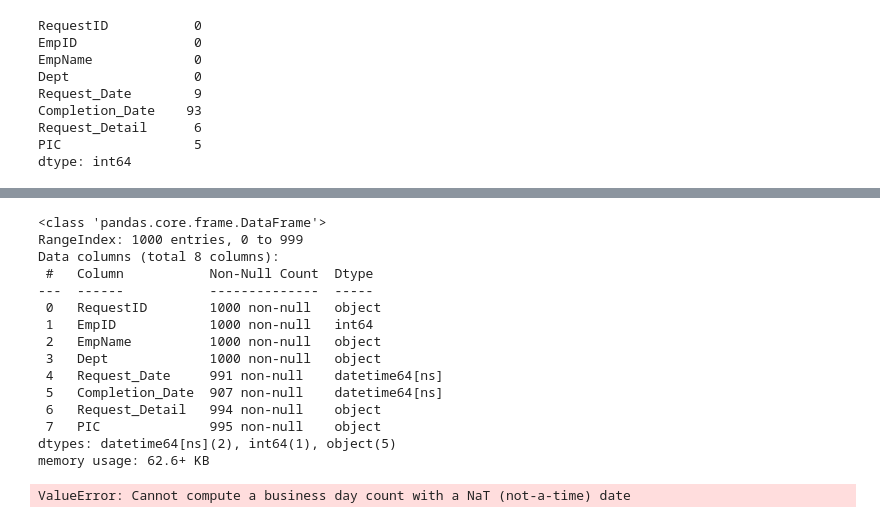
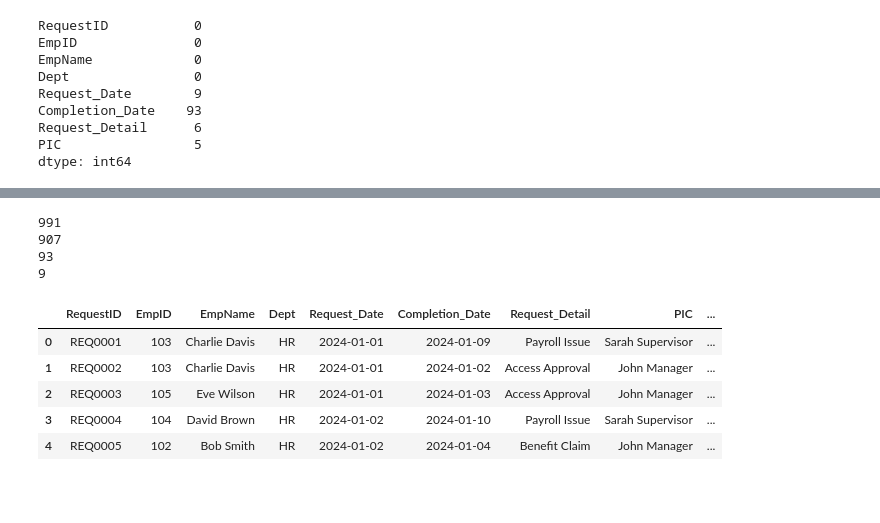
Before and after one commit to RizkyMlana/Data-Science-Mid, a Jupyter notebook: assignment.ipynb, the cells around one changed output, grey strips where cells are left out. Drawn from its saved outputs; the diff is of its cells as text; code cells hidden in the pictures; blank space fills up the shorter version.

```diff
--- a/assignment.ipynb
+++ b/assignment.ipynb
@@ -66,22 +72,32 @@ df[['Request_Date','Completion_Date']]
+# %%
+inflow = df['Request_Date'].notna().sum()
+outflow = df['Completion_Date'].notna().sum()
+backlog = df[df['Request_Date'].notna() & df['Completion_Date'].isna()].shape[0]
+open_req = df[df['Request_Date'].isna()].shape[0]
+
+print(inflow)
+print(outflow)
+print(backlog)
+print(open_req)
+# %% [output]
+991
+907
+93
+9
+# %%
+df['Processing Days'] = df.apply(
+    lambda row: np.busday_count(row['Request_Date'].date(), row['Completion_Date'].date())
+    if pd.notna(row['Request_Date']) and pd.notna(row['Completion_Date'])
+    else np.nan, axis=1
+)
+# %%
+df['SLA Compliance'] = df['Processing Days'].apply(lambda x: 'Pass' if x <= 3 else 'Miss' if pd.notnull(x) else 'Pending')
 # %%
-df.info()
+df.head()
 # %% [output]
-<class 'pandas.core.frame.DataFrame'>
-RangeIndex: 1000 entries, 0 to 999
-Data columns (total 8 columns):
- #   Column           Non-Null Count  Dtype
----  ------           --------------  -----
- 0   RequestID        1000 non-null   object
- 1   EmpID            1000 non-null   int64
- 2   EmpName          1000 non-null   object
- 3   Dept             1000 non-null   object
- 4   Request_Date     991 non-null    datetime64[ns]
- 5   Completion_Date  907 non-null    datetime64[ns]
- 6   Request_Detail   994 non-null    object
- 7   PIC              995 non-null    object
-dtypes: datetime64[ns](2), int64(1), object(5)
-memory usage: 62.6+ KB
+|  | RequestID | EmpID | EmpName | Dept | Request_Date | Completion_Date | Request_Detail | PIC | ... |
+| 0 | REQ0001 | 103 | Charlie Davis | HR | 2024-01-01 | 2024-01-09 | Payroll Issue | Sarah Supervisor | ... |
+| 1 | REQ0002 | 103 | Charlie Davis | HR | 2024-01-01 | 2024-01-02 | Access Approval | John Manager | ... |
+| 2 | REQ0003 | 105 | Eve Wilson | HR | 2024-01-01 | 2024-01-03 | Access Approval | John Manager | ... |
+| 3 | REQ0004 | 104 | David Brown | HR | 2024-01-02 | 2024-01-10 | Payroll Issue | Sarah Supervisor | ... |
+| 4 | REQ0005 | 102 | Bob Smith | HR | 2024-01-02 | 2024-01-04 | Benefit Claim | John Manager | ... |
-# %%
-df['Processing_Days'] = np.busday_count(df['Request_Date'].values.astype('datetime64[D]'), df['Completion_Date'].values.astype('datetime64[D]'))
-# %% [output]
-ValueError: Cannot compute a business day count with a NaT (not-a-time) date
```
Also changed, not shown: parts of 9 cells of this notebook.
